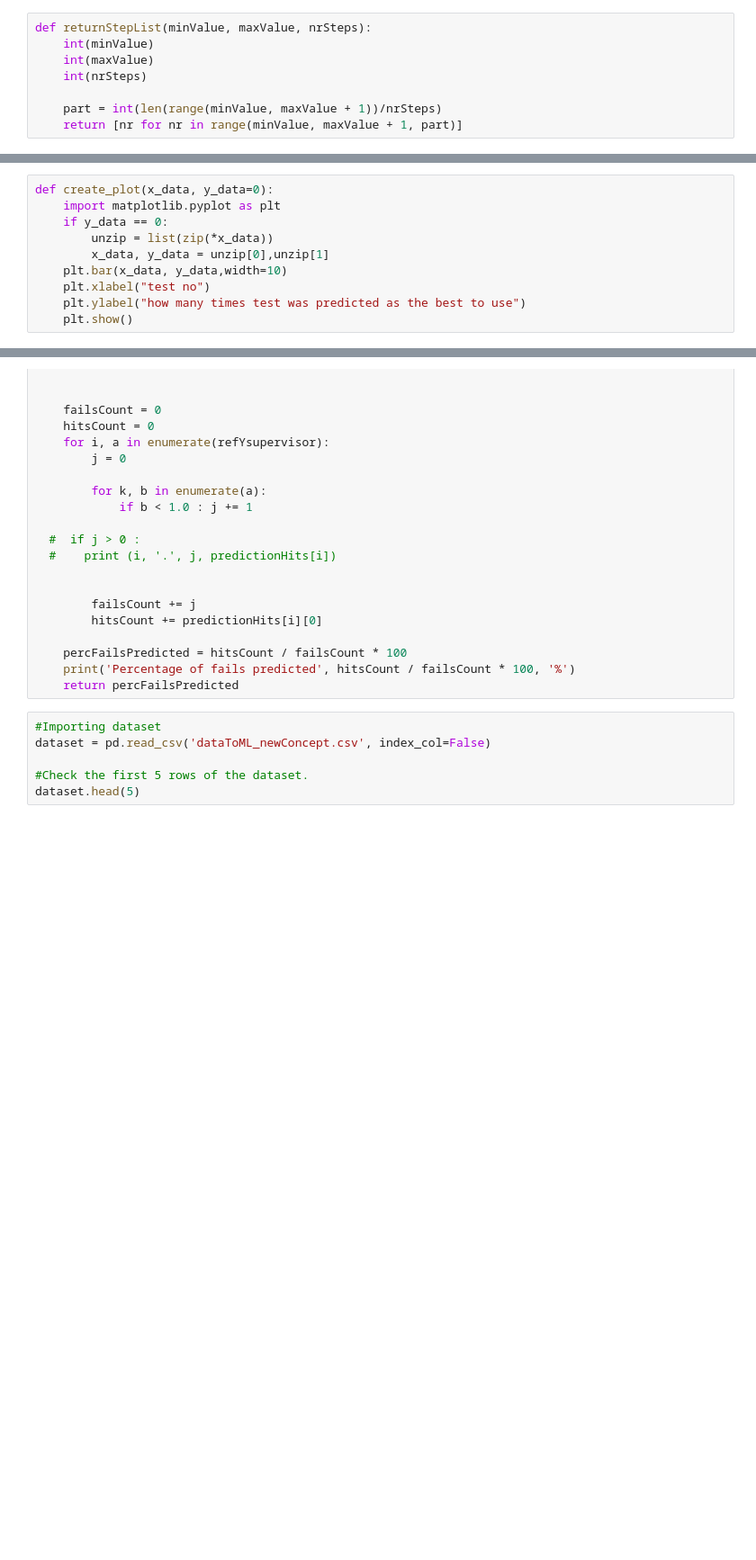
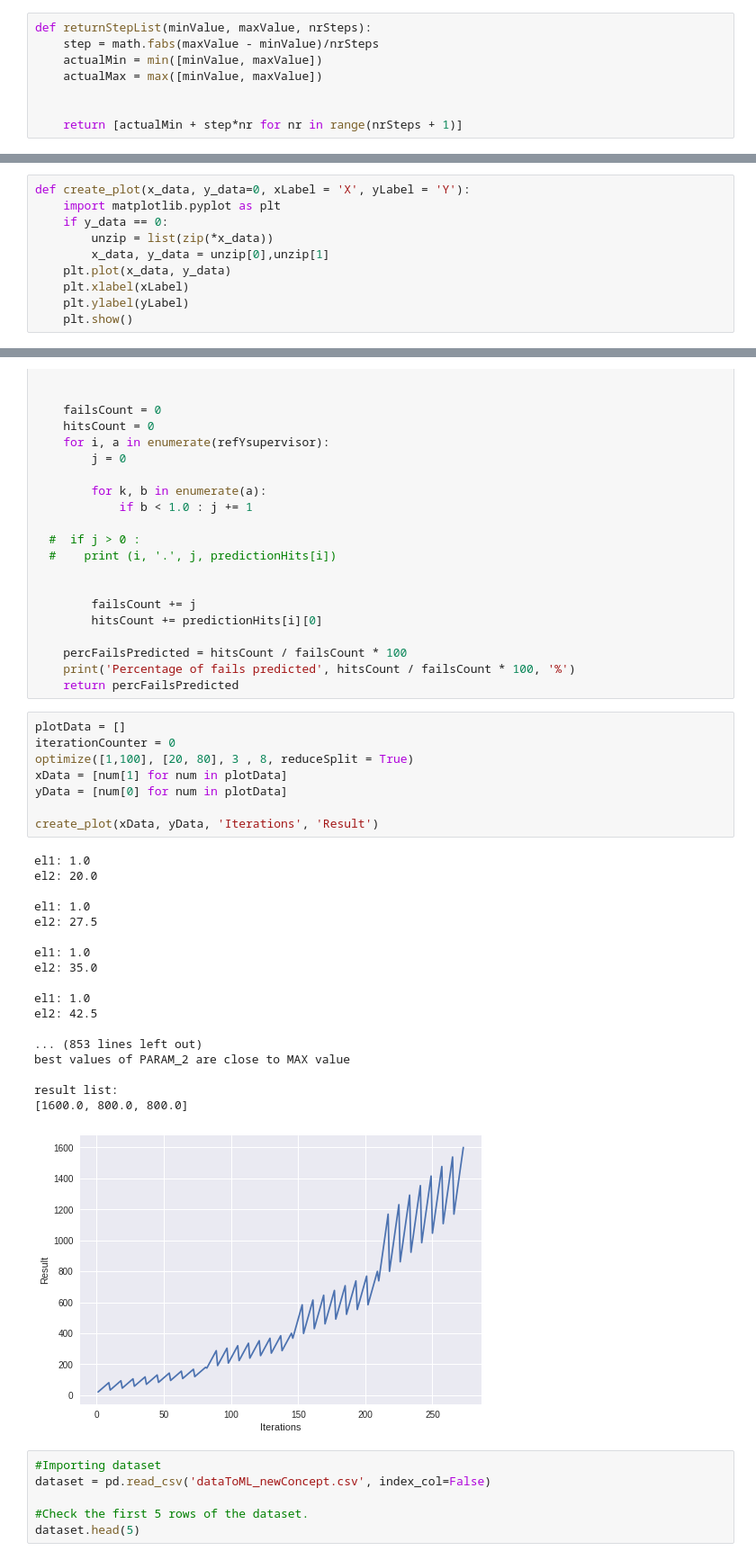
Before and after one commit to seraffin/FailOmen, a Jupyter notebook: Wojtek/NNOptimizer.ipynb, the cells around one changed output, grey strips where cells are left out. Shown at 90% size. Drawn from its saved outputs; the diff is of its cells as text; blank space fills up the shorter version.

```diff
--- a/Wojtek/NNOptimizer.ipynb
+++ b/Wojtek/NNOptimizer.ipynb
@@ -12,9 +13,9 @@ import matplotlib.pyplot as plt
 from scipy.optimize import minimize
 # %%
 def returnStepList(minValue, maxValue, nrSteps):
-    int(minValue)
-    int(maxValue)
-    int(nrSteps)
+    step = math.fabs(maxValue - minValue)/nrSteps
+    actualMin = min([minValue, maxValue])
+    actualMax = max([minValue, maxValue])
 
-    part = int(len(range(minValue, maxValue + 1))/nrSteps)
-    return [nr for nr in range(minValue, maxValue + 1, part)]
+
+    return [actualMin + step*nr for nr in range(nrSteps + 1)]
@@ -187,14 +198,14 @@ def count_distribution(prediction):
     create_plot(distributed_array)
     return distributed_array
 # %%
-def create_plot(x_data, y_data=0):
+def create_plot(x_data, y_data=0, xLabel = 'X', yLabel = 'Y'):
     import matplotlib.pyplot as plt
     if y_data == 0:
         unzip = list(zip(*x_data))
         x_data, y_data = unzip[0],unzip[1]
-    plt.bar(x_data, y_data,width=10)
-    plt.xlabel("test no")
-    plt.ylabel("how many times test was predicted as the best to use")
+    plt.plot(x_data, y_data)
+    plt.xlabel(xLabel)
+    plt.ylabel(yLabel)
     plt.show()
 # %%
 def failsCount():
@@ -272,6 +283,33 @@ def evaluation(additionalPredictions, refYsupervisor, predictions):
     percFailsPredicted = hitsCount / failsCount * 100
     print('Percentage of fails predicted', hitsCount / failsCount * 100, '%')
     return percFailsPredicted
+# %%
+plotData = []
+iterationCounter = 0
+optimize([1,100], [20, 80], 3 , 8, reduceSplit = True)
+xData = [num[1] for num in plotData]
+yData = [num[0] for num in plotData]
+
+create_plot(xData, yData, 'Iterations', 'Result')
+# %% [output]
+el1: 1.0
+el2: 20.0
+
+el1: 1.0
+el2: 27.5
+
+el1: 1.0
+el2: 35.0
+
+el1: 1.0
+el2: 42.5
+
+... (853 lines left out)
+best values of PARAM_2 are close to MAX value
+
+result list:
+[1600.0, 800.0, 800.0]
+[figure, added]
 # %%
 #Importing dataset
 dataset = pd.read_csv('dataToML_newConcept.csv', index_col=False)
```
Also changed, not shown: parts of 4 cells of this notebook.
